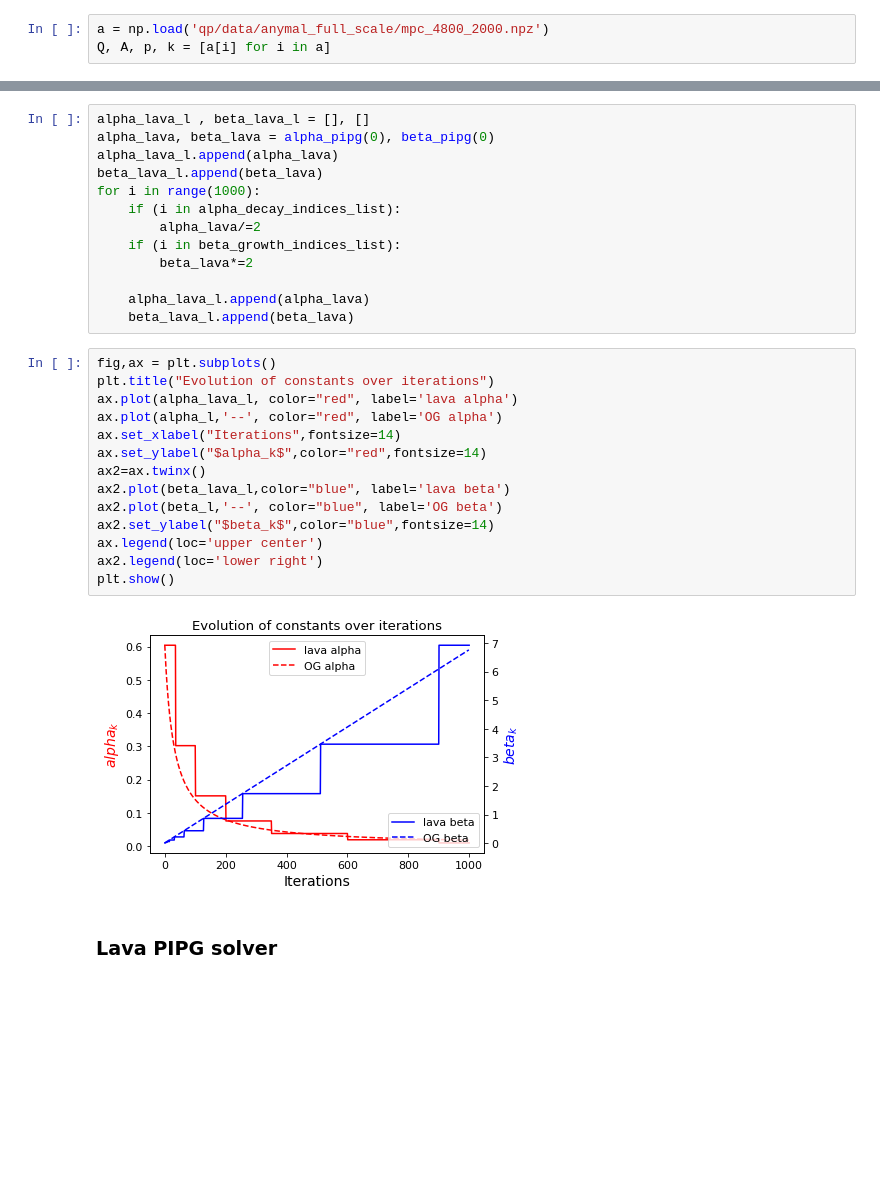
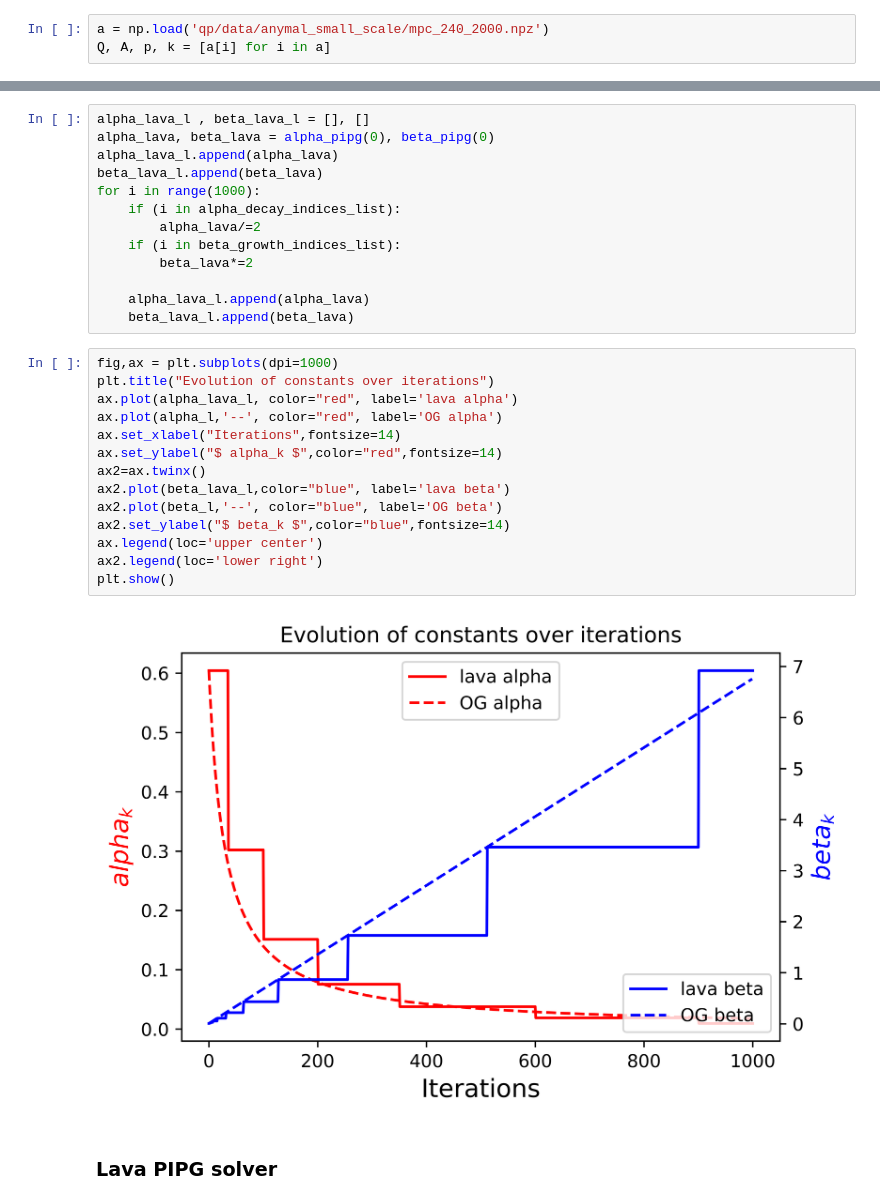
Before and after one commit to ashishrao7/lava-optimization, a Jupyter notebook: tutorials/tutorial_02_solving_QPs with PIPGeq.ipynb, the cells around one changed output, grey strips where cells are left out. Saved outputs shown, nothing was run; the diff lists cells and outputs as text; blank space fills up the shorter version.

```diff
--- a/tutorials/tutorial_02_solving_QPs with PIPGeq.ipynb
+++ b/tutorials/tutorial_02_solving_QPs with PIPGeq.ipynb
@@ -42,7 +42,7 @@ from scipy import sparse
 import matplotlib.pyplot as plt
 import time
 # %%
-a = np.load('qp/data/anymal_full_scale/mpc_4800_2000.npz')
+a = np.load('qp/data/anymal_small_scale/mpc_240_2000.npz')
 Q, A, p, k = [a[i] for i in a]
 # %%
 Q.shape, A.shape, p.shape, k.shape
@@ -171,21 +306,21 @@ for i in range(1000):
     alpha_lava_l.append(alpha_lava)
     beta_lava_l.append(beta_lava)
 # %%
-fig,ax = plt.subplots()
+fig,ax = plt.subplots(dpi=1000)
 plt.title("Evolution of constants over iterations")
 ax.plot(alpha_lava_l, color="red", label='lava alpha')
 ax.plot(alpha_l,'--', color="red", label='OG alpha')
 ax.set_xlabel("Iterations",fontsize=14)
-ax.set_ylabel("$alpha_k$",color="red",fontsize=14)
+ax.set_ylabel("$ alpha_k $",color="red",fontsize=14)
 ax2=ax.twinx()
 ax2.plot(beta_lava_l,color="blue", label='lava beta')
 ax2.plot(beta_l,'--', color="blue", label='OG beta')
-ax2.set_ylabel("$beta_k$",color="blue",fontsize=14)
+ax2.set_ylabel("$ beta_k $",color="blue",fontsize=14)
 ax.legend(loc='upper center')
 ax2.legend(loc='lower right')
 plt.show()
 # %% [output]
-[figure, old version]
+[figure, new version]
 # %% [markdown]
 ### Lava PIPG solver
 # %% [markdown]
```
Also changed, not shown: parts of 69 cells of this notebook, 4 other files.
